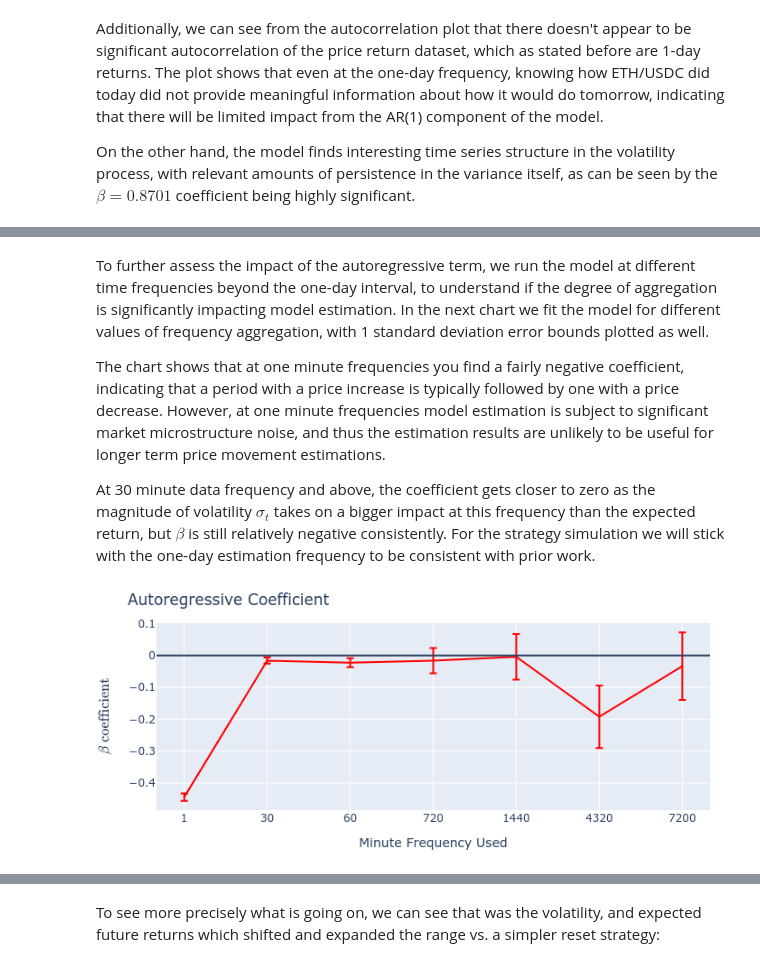
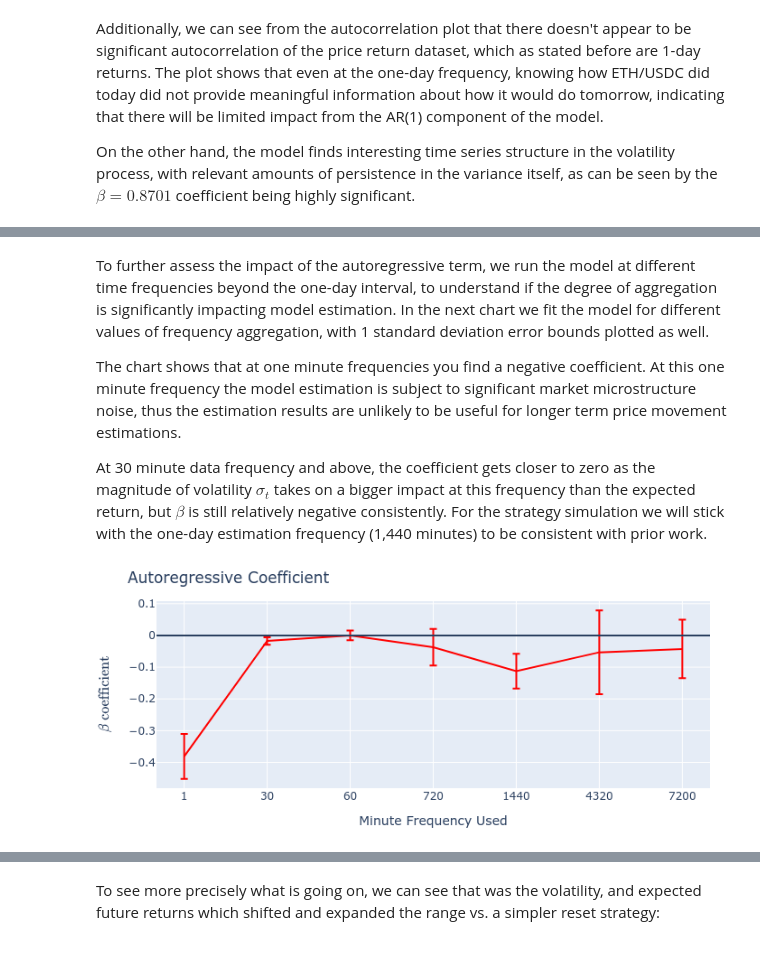
Before and after one commit to ricardgardella/active-strategy-framework, a Jupyter notebook: AutoRegressiveStrategy.ipynb, the cells around one changed output, grey strips where cells are left out. Drawn from its saved outputs; the diff is of its cells as text; code cells hidden in the pictures.

```diff
--- a/AutoRegressiveStrategy.ipynb
+++ b/AutoRegressiveStrategy.ipynb
@@ -43,7 +43,7 @@ token_1_address    = '0xC02aaA39b223FE8D0A0e5C4F27eAD9083C756Cc2'
 
 
 # Price data for theThese must be month ends
-price_data_begin         = '2020-05-21'
+price_data_begin         = '2020-12-31'
 price_data_end           = '2021-12-31'
 
 swap_data  = GetPoolData.get_pool_data_flipside(address,BITQUERY_API_TOKEN,DOWNLOAD_DATA)
@@ -61,7 +61,7 @@ On the other hand, the model finds interesting time series structure in the vola
 # %%
 AGGREGATED_MINUTES  = 60*24 # Works like a 'target' rebalance period
 
-price_data['price'] = price_data['close_price']
+price_data['price'] = price_data['quotePrice']
 price_data_filtered = AutoRegressiveStrategyImplementer.aggregate_price_data(price_data,AGGREGATED_MINUTES)
 
 ar                  = arch.univariate.ARX(price_data_filtered['price_return'].to_numpy()*10, lags=1)
@@ -77,18 +77,18 @@ pyplot.show()
 # %% [markdown]
 To further assess the impact of the autoregressive term, we run the model at different time frequencies beyond the one-day interval, to understand if the degree of aggregation is significantly impacting model estimation. In the next chart we fit the model for different values of frequency aggregation, with 1 standard deviation error bounds plotted as well.
 
-The chart shows that at one minute frequencies you find a fairly negative coefficient, indicating that a period with a price increase is typically followed by one with a price decrease. However, at one minute frequencies model  estimation is subject to significant market microstructure noise, and thus the estimation results are unlikely to be useful for longer term price movement estimations.
+The chart shows that at one minute frequencies you find a negative coefficient. At this one minute frequency the model estimation is subject to significant market microstructure noise, thus the estimation results are unlikely to be useful for longer term price movement estimations.
 
-At 30 minute data frequency and above, the coefficient gets closer to zero as the magnitude of volatility $\sigma_t$ takes on a bigger impact at this frequency than the expected return, but $\beta$ is still relatively negative consistently. For the strategy simulation we will stick with the one-day estimation frequency to be consistent with prior work.
+At 30 minute data frequency and above, the coefficient gets closer to zero as the magnitude of volatility $\sigma_t$ takes on a bigger impact at this frequency than the expected return, but $\beta$ is still relatively negative consistently. For the strategy simulation we will stick with the one-day estimation frequency (1,440 minutes) to be consistent with prior work.
 # %%
 periods = [1, 30, 60, 60*12, 60*24, 60*24*3, 60*24*5]
 ar_coefficient = []
 
 for p in periods:
     price_data_filtered = AutoRegressiveStrategyImplementer.aggregate_price_data(price_data,p)
-    ar_p                = arch.univariate.ARX(price_data_filtered['price_return'].to_numpy()*100, lags=1)
+    ar_p                = arch.univariate.ARX(price_data_filtered['price_return'].to_numpy()*100, lags=1,rescale=False)
     ar_p.volatility     = arch.univariate.GARCH(p=1,q=1)
-    res_p                 = ar_p.fit(update_freq=0, disp="on")
+    res_p               = ar_p.fit(update_freq=0, disp="off")
     ar_coefficient.append({
         'ar_coeff': res_p.params[1],
         'ar_std'  : res_p.std_err[1]
@@ -99,34 +99,34 @@ ar_coefficient_pd = pd.DataFrame(ar_coefficient)
 CHART_SIZE = 300
 
 fig_ar_beta = go.Figure()
 
 fig_ar_beta.add_trace(go.Scatter(
     x=list(periods),
     y=ar_coefficient_pd['ar_coeff'],
     error_y=dict(
     type='data',
     array=ar_coefficient_pd['ar_std'],
     visible=True),
     fill=None,
     mode='lines',
     showlegend = False,
     line_color='#ff0000'))
 
 fig_ar_beta.add_hline(y=0.0)
 
 fig_ar_beta.update_layout(
     margin=dict(l=20, r=20, t=40, b=20),
     height= CHART_SIZE,
     title = 'Autoregressive Coefficient',
     xaxis_title="Minute Frequency Used",
     yaxis_title=r'$\beta \text{ coefficient}$',
 )
 
 fig_ar_beta.update_xaxes(type='category')
 
 fig_ar_beta.show(renderer="png")
 # %% [output]
-[figure, old version]
+[figure, new version]
 # %% [markdown]
 ## Comparison with ResetStrategy
 
```
Also changed, not shown: parts of 13 cells of this notebook, 7 other files.
